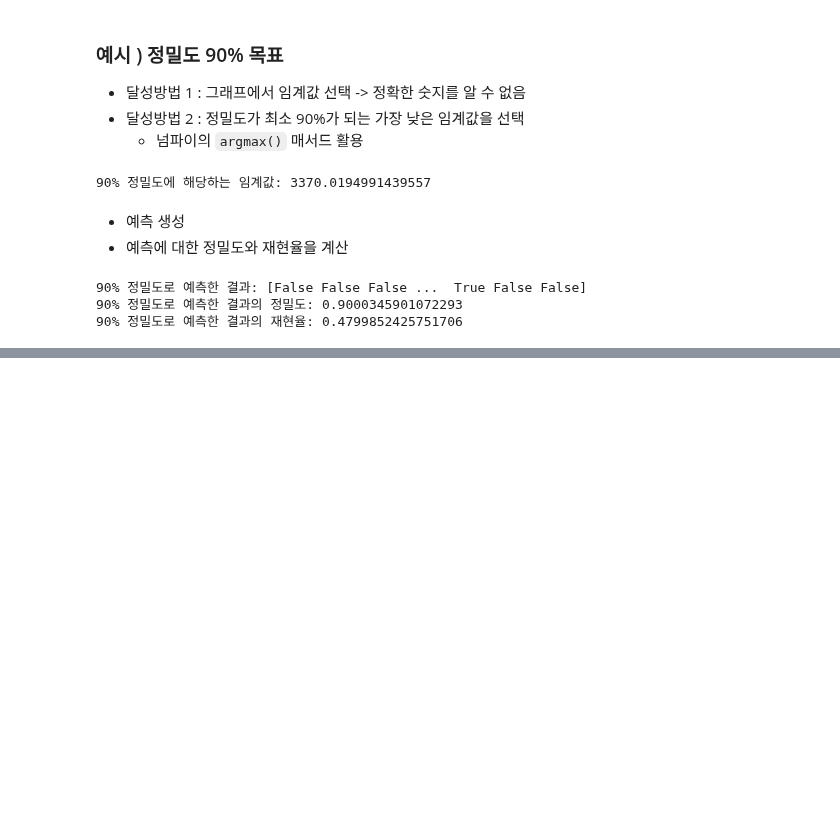
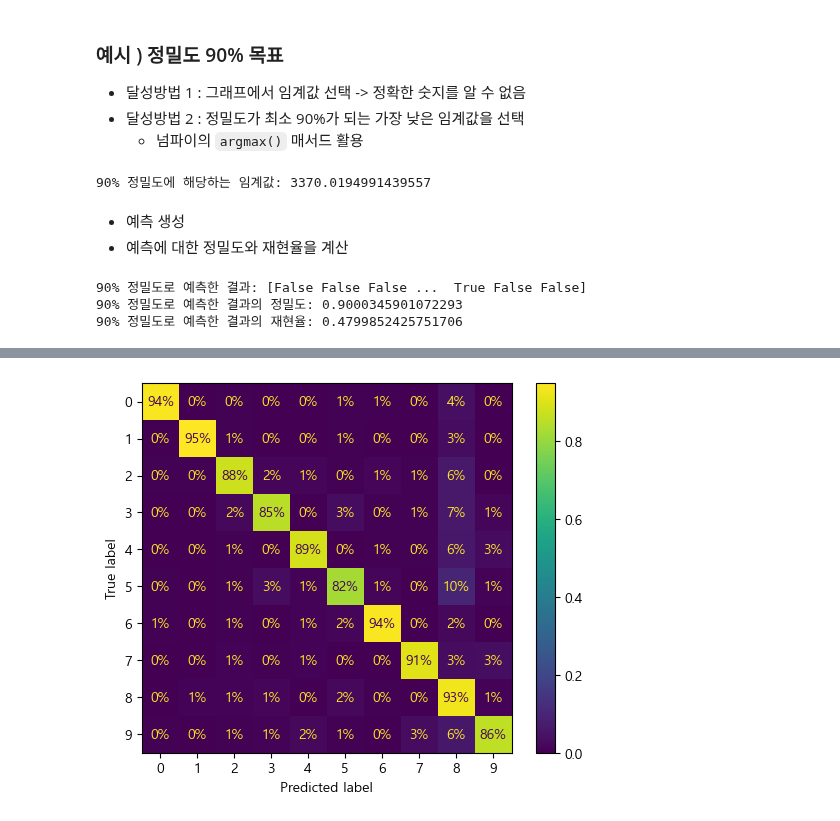
Before and after one commit to instar94/ml_tutorial, a Jupyter notebook: 06.Machine-Learning/handson/03_classification.ipynb, the cells around one changed output, grey strips where cells are left out. Saved outputs shown, nothing was run; the diff lists cells and outputs as text; code cells hidden in the pictures; blank space fills up the shorter version.

```diff
--- a/06.Machine-Learning/handson/03_classification.ipynb
+++ b/06.Machine-Learning/handson/03_classification.ipynb
@@ -337,0 +553,5 @@ print("90% 정밀도로 예측한 결과의 재현율:", recall_score(y_train_5,
+# %%
+ConfusionMatrixDisplay.from_predictions(y_train,y_train_pred, normalize="true", values_format=".0%")
+plt.show()
+# %% [output]
+[figure, added]
```
Also changed, not shown: parts of 47 cells of this notebook.
